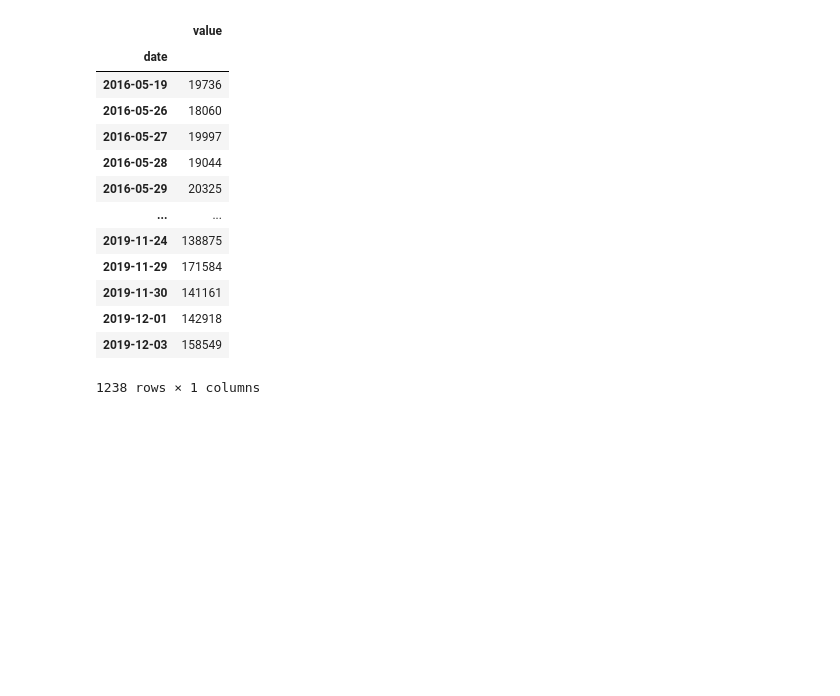
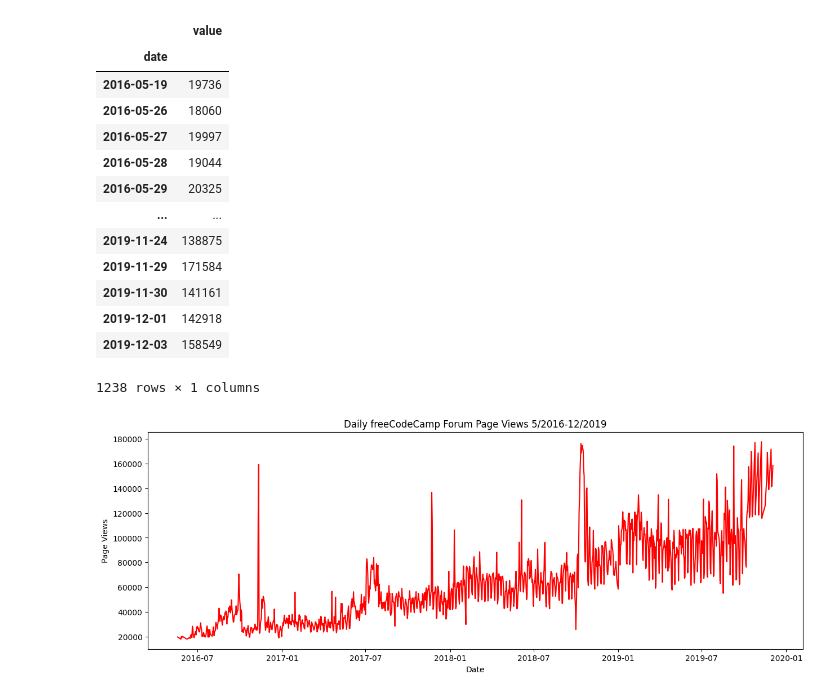
Before and after one commit to Kyo-Fox22/boilerplate-page-view-time-series-visualizer, a Jupyter notebook: test.ipynb, the cells around one changed output. Saved outputs shown, nothing was run; the diff lists cells and outputs as text; code cells hidden in the pictures; blank space fills up the shorter version.

```diff
--- a/test.ipynb
+++ b/test.ipynb
@@ -36,10 +36,12 @@ dtypes: int64(1)
 memory usage: 20.4 KB
 # %%
 # 2
-df[
+df = df[
     (df['value'] > df['value'].quantile(0.025)) &
     (df['value'] < df['value'].quantile(0.975))
 ]
+
+df
 # %% [output]
 |  | value |
 | date |  |
@@ -55,3 +57,14 @@ df[
 | 2019-12-01 | 142918 |
 | 2019-12-03 | 158549 |
 1238 rows × 1 columns
+# %%
+# 3
+fig, ax = plt.subplots(figsize = (15,5))
+
+ax.plot(df, color = 'r')
+ax.set_ylabel('Page Views')
+ax.set_xlabel('Date')
+ax.set_title('Daily freeCodeCamp Forum Page Views 5/2016-12/2019')
+plt.show()
+# %% [output]
+[figure, added]
```
Also changed, not shown: parts of 3 cells of this notebook.
